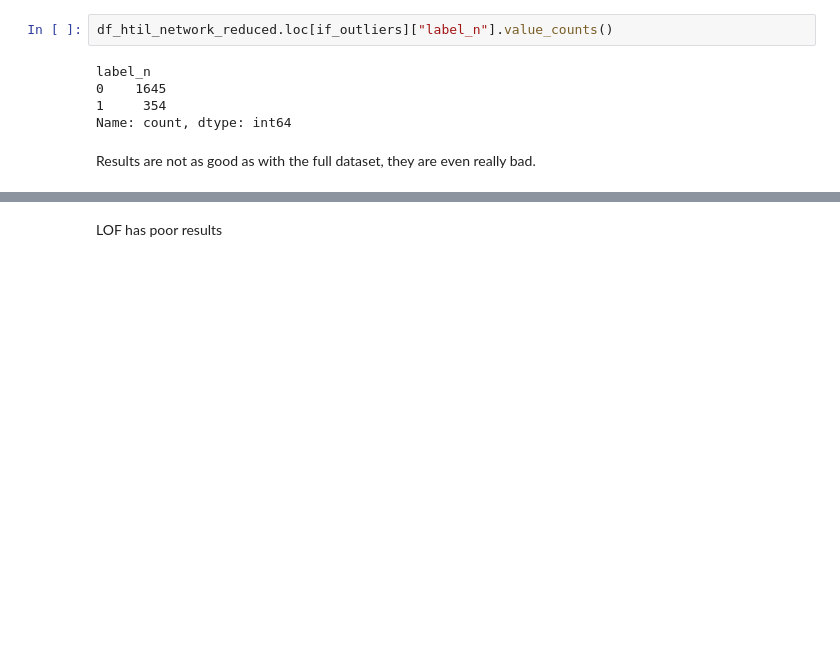
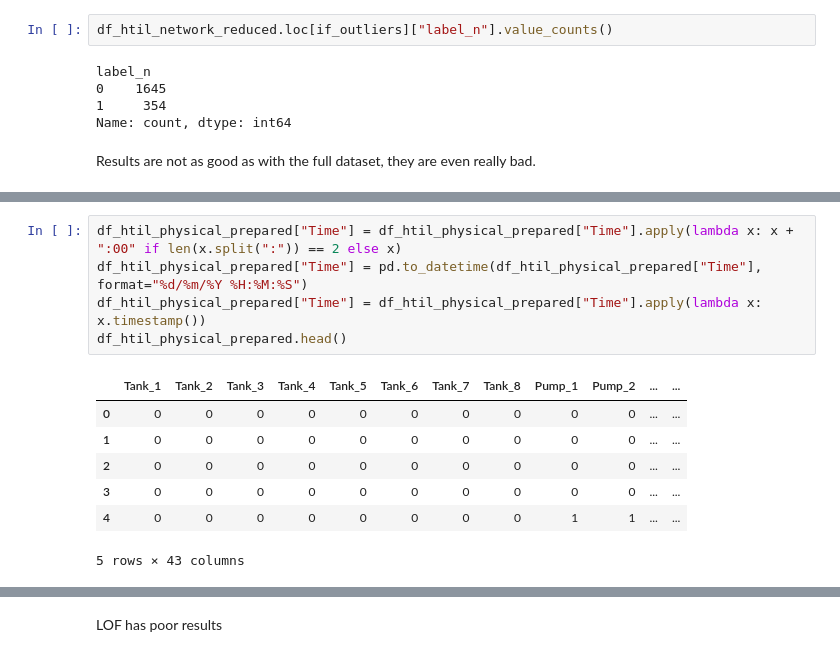
Before and after one commit to theo88400/ML-SECU2024, a Jupyter notebook: src/data_exploration/fisch_exploration.ipynb, the cells around one changed output, grey strips where cells are left out. Drawn from its saved outputs; the diff is of its cells as text; blank space fills up the shorter version.

```diff
--- a/src/data_exploration/fisch_exploration.ipynb
+++ b/src/data_exploration/fisch_exploration.ipynb
@@ -603,0 +630,13 @@ Results are not as good as with the full dataset, they are even really bad.
+# %%
+df_htil_physical_prepared["Time"] = df_htil_physical_prepared["Time"].apply(lambda x: x + ":00" if len(x.split(":")) == 2 else x)
+df_htil_physical_prepared["Time"] = pd.to_datetime(df_htil_physical_prepared["Time"], format="%d/%m/%Y %H:%M:%S")
+df_htil_physical_prepared["Time"] = df_htil_physical_prepared["Time"].apply(lambda x: x.timestamp())
+df_htil_physical_prepared.head()
+# %% [output]
+|  | Tank_1 | Tank_2 | Tank_3 | Tank_4 | Tank_5 | Tank_6 | Tank_7 | Tank_8 | Pump_1 | Pump_2 | ... | ... |
+| 0 | 0 | 0 | 0 | 0 | 0 | 0 | 0 | 0 | 0 | 0 | ... | ... |
+| 1 | 0 | 0 | 0 | 0 | 0 | 0 | 0 | 0 | 0 | 0 | ... | ... |
+| 2 | 0 | 0 | 0 | 0 | 0 | 0 | 0 | 0 | 0 | 0 | ... | ... |
+| 3 | 0 | 0 | 0 | 0 | 0 | 0 | 0 | 0 | 0 | 0 | ... | ... |
+| 4 | 0 | 0 | 0 | 0 | 0 | 0 | 0 | 0 | 1 | 1 | ... | ... |
+5 rows × 43 columns
```
Also changed, not shown: parts of 24 cells of this notebook, 4 other files.
